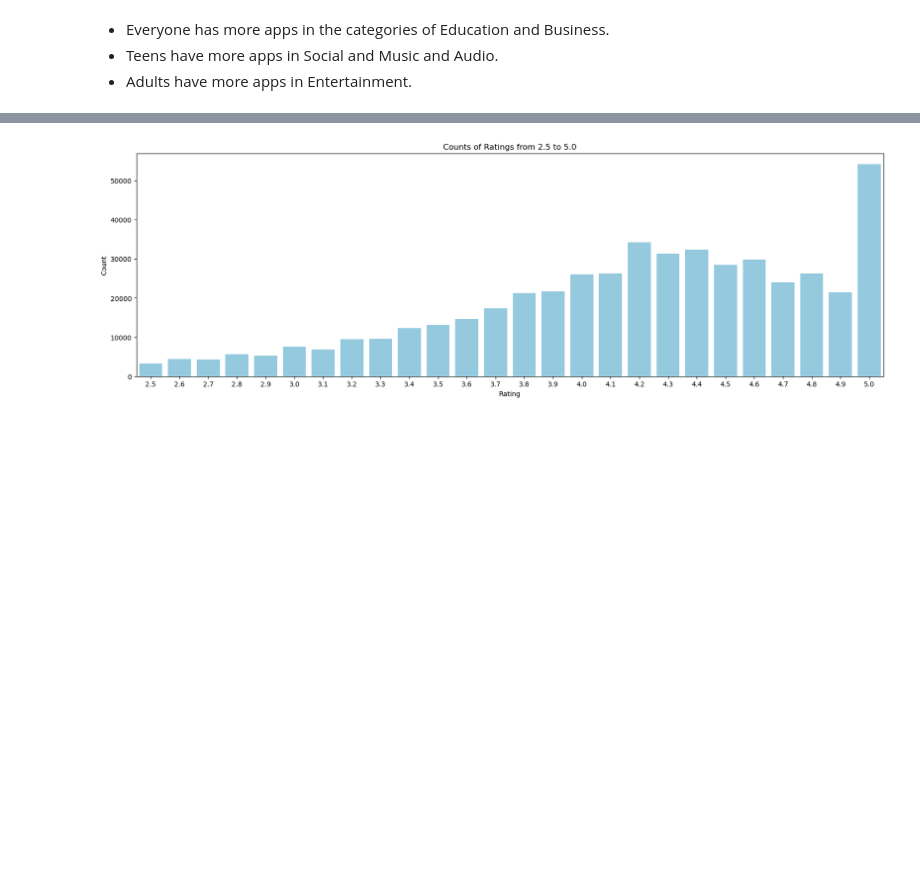
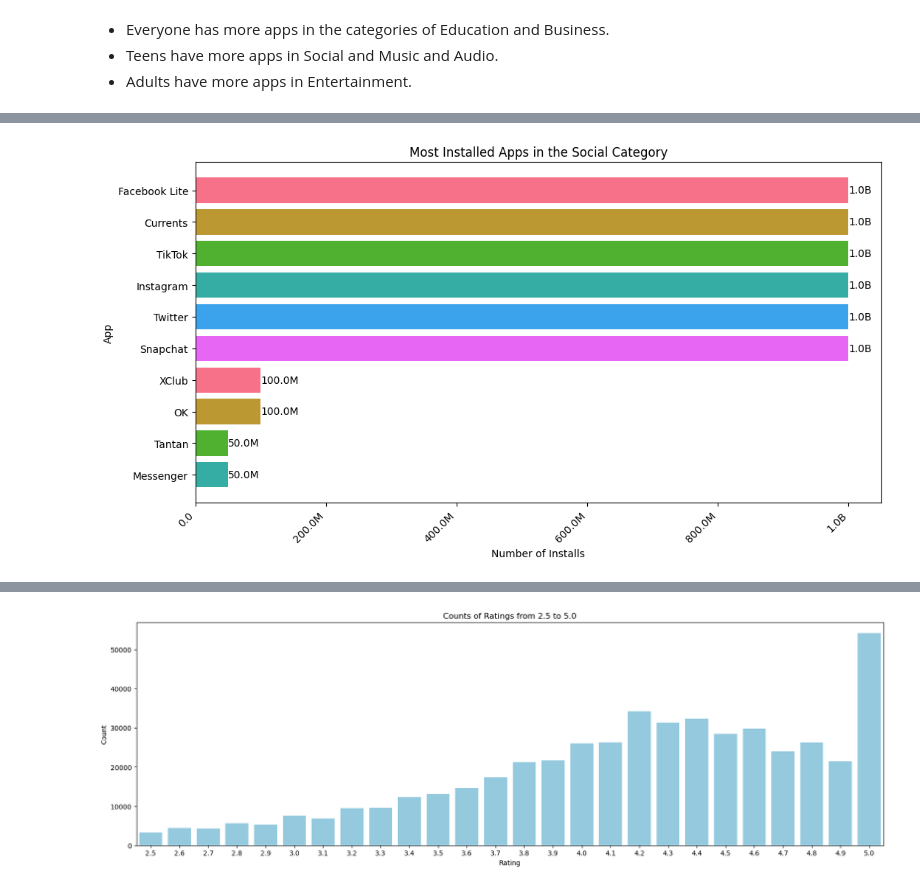
Before and after one commit to maria-clavijo/project_playstore_apps, a Jupyter notebook: notebooks/EDA.ipynb, the cells around one changed output, grey strips where cells are left out. Drawn from its saved outputs; the diff is of its cells as text; code cells hidden in the pictures; blank space fills up the shorter version.

```diff
--- a/notebooks/EDA.ipynb
+++ b/notebooks/EDA.ipynb
@@ -137 +157,50 @@ plt.show()
+# %%
+# Filtra las aplicaciones en la categoría "Social"
+df_social = df_modified[df_modified['Category'] == 'Social']
+
+# Ordena las aplicaciones por número de instalaciones (descendente)
+social_sorted = df_social.sort_values(by='Installs', ascending=False)
+top_social = social_sorted.head(10)
+
+# Define la paleta de colores
+palette = sns.color_palette('husl', 6)
+
+# Crea la figura y el gráfico de barras horizontales
+plt.figure(figsize=(12, 6))
+bars = plt.barh(top_social['App Name'], top_social['Installs'], color=palette)
+
+# Agrega etiquetas a las barras con formato abreviado (millones y miles de millones)
+for bar, install_count in zip(bars, top_social['Installs']):
+    if install_count >= 1000000000:
+        label = f"{install_count // 1000000000:.1f}B"
+    elif install_count >= 1000000:
+        label = f"{install_count // 1000000:.1f}M"
+    else:
+        label = f"{install_count:,}"
+    plt.text(install_count, bar.get_y() + bar.get_height() / 2, label, va='center', ha='left')
+
+# Configura las etiquetas y el título del gráfico
+plt.xlabel('Number of Installs')
+plt.ylabel('App')
+plt.title('Most Installed Apps in the Social Category')
+
+# Invierte el eje Y y rota las etiquetas del eje X
+plt.gca().invert_yaxis()
+plt.xticks(rotation=45, ha='right')
+
+# Desactiva la notación científica y formatea las etiquetas del eje X
+plt.ticklabel_format(style='plain', axis='x')
+def millions_formatter(x, pos):
+    if x >= 1000000000:
+        return f"{x/1000000000:.1f}B"
+    elif x >= 1000000:
+        return f"{x/1000000:.1f}M"
+    else:
+        return f"{x:,}"
+plt.gca().get_xaxis().set_major_formatter(plt.FuncFormatter(millions_formatter))
+
+# Muestra el gráfico
+plt.show()
+# %% [output]
+[figure, added]
 # %%
```
Also changed, not shown: parts of 9 cells of this notebook.
